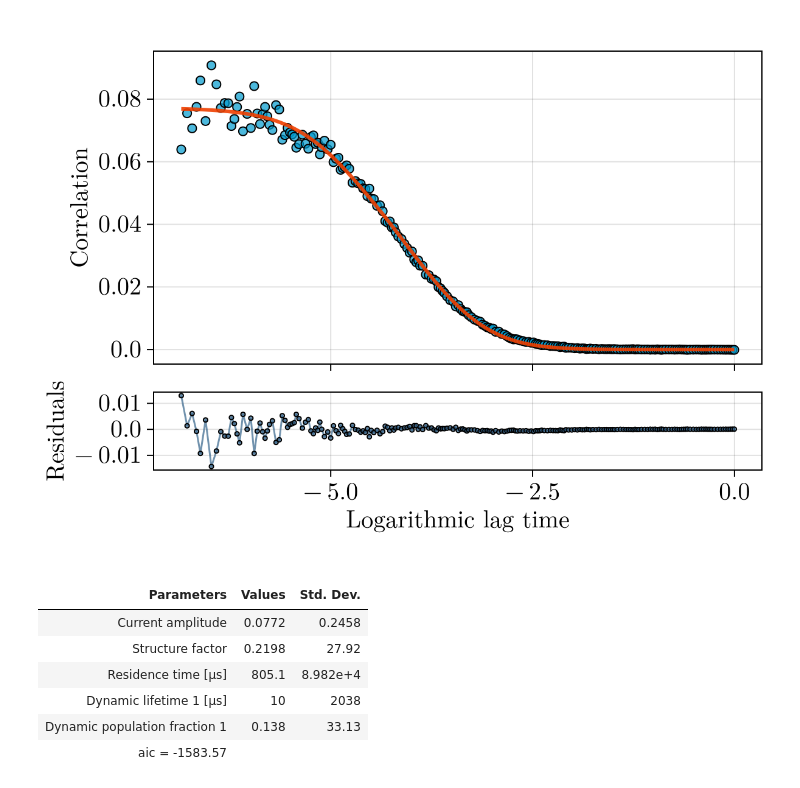
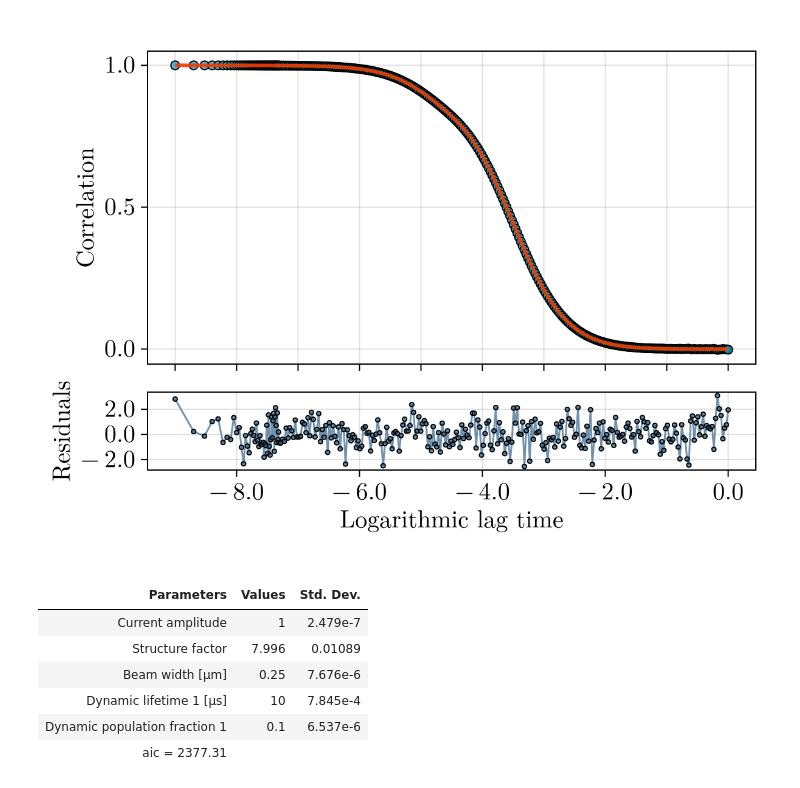
Before and after one commit to LabGradinaru/FluorescenceCorrelationFitting.jl, a Jupyter notebook: examples/fitting.ipynb, the cells around one changed output. Drawn from its saved outputs; the diff is of its cells as text; code cells hidden in the pictures.

```diff
--- a/examples/fitting.ipynb
+++ b/examples/fitting.ipynb
@@ -1,34 +1,34 @@
 # %%
 using FluorescenceCorrelationFitting
 # %%
-filepath = "sample2.pqres"
+filepath = "sample1.txt"
 data = read_fcs(filepath);
 # %%
 using CairoMakie, LaTeXStrings
 
-offset=0.0
-spec = FCSModelSpec(dim = FluorescenceCorrelationFitting.d3, anom = FluorescenceCorrelationFitting.none, offset = offset)
+diffusivity=5e-11; offset=0.0
+spec = FCSModelSpec(dim = FluorescenceCorrelationFitting.d3, anom = FluorescenceCorrelationFitting.none, offset = offset, diffusivity = diffusivity)
 
-initial_parameters = [0.05, 6, 5e-4, 1e-4, 0.5]
-lower_bounds = [0.01, 0.1, 1e-4, 1e-5, 0.0]
-upper_bounds = [0.1, 20, 2e-3, 5e-3, 1.0]
-fit = fcs_fit(spec, data.channels[1], initial_parameters; lower = lower_bounds, upper = upper_bounds)
-fig, _ = fcs_plot(fit, data.channels[1])
+initial_parameters = [1.0, 5, 2e-7, 1e-7, 0.1]
+lower_bounds = [0.9, 1, 1e-8, 1e-8, 0.0]
+upper_bounds = [1.1, 20, 1e-6, 1e-4, 0.5]
+fit = fcs_fit(spec, data.channels[3], initial_parameters; lower = lower_bounds, upper = upper_bounds)
+fig, _ = fcs_plot(fit, data.channels[3])
 fig
 # %% [output]
-[figure, old version]
+[figure, new version]
 # %%
 using PrettyTables
 
 fcs_table(fit; units=["", "", "μ", "μ", ""], gof_metric=aic)
 # %% [output]
 | Parameters | Values | Std. Dev. |
-| Current amplitude | 0.0772 | 0.2458 |
-| Structure factor | 0.2198 | 27.92 |
-| Residence time [μs] | 805.1 | 8.982e+4 |
-| Dynamic lifetime 1 [μs] | 10 | 2038 |
-| Dynamic population fraction 1 | 0.138 | 33.13 |
-| aic = -1583.57 |  |  |
+| Current amplitude | 1 | 2.479e-7 |
+| Structure factor | 7.996 | 0.01089 |
+| Beam width [μm] | 0.25 | 7.676e-6 |
+| Dynamic lifetime 1 [μs] | 10 | 7.845e-4 |
+| Dynamic population fraction 1 | 0.1 | 6.537e-6 |
+| aic = 2377.31 |  |  |
 # %%
 fig = resid_acf_plot(fit;
     acf_kwargs=(maxlag=50,),
```
Also changed, not shown: parts of 1 cell of this notebook, 2 other files.
